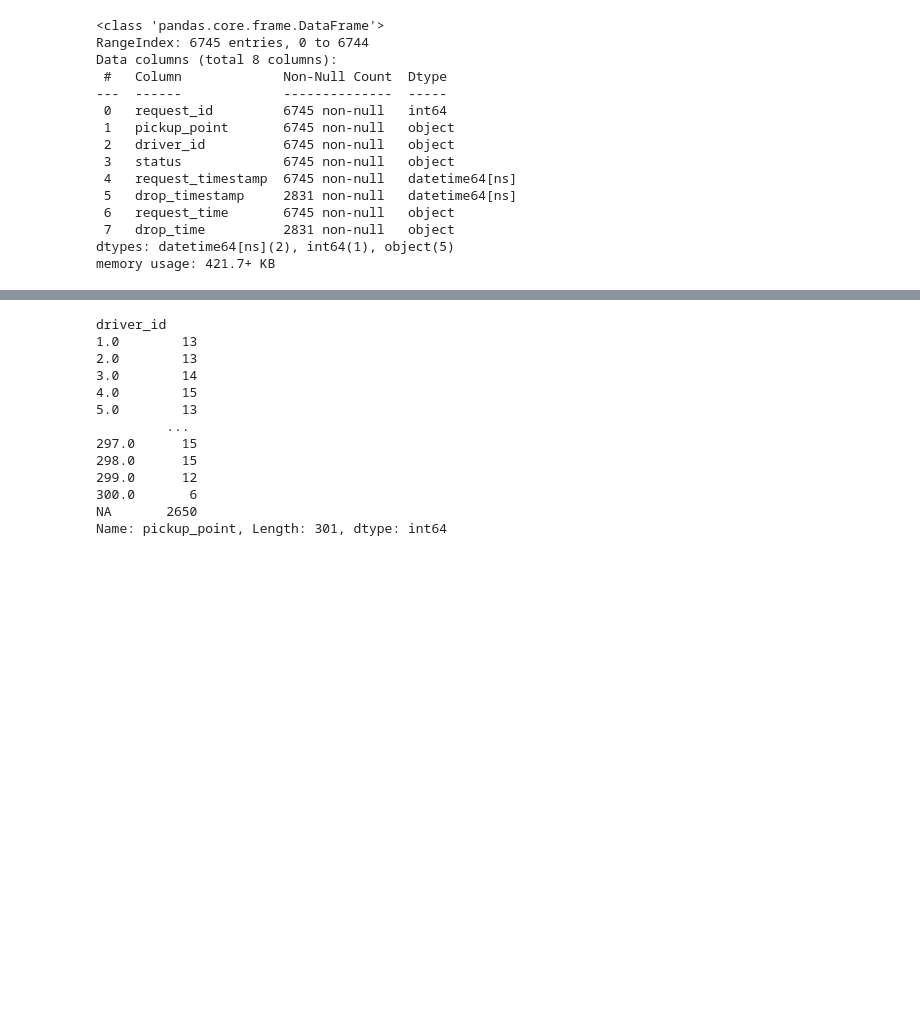
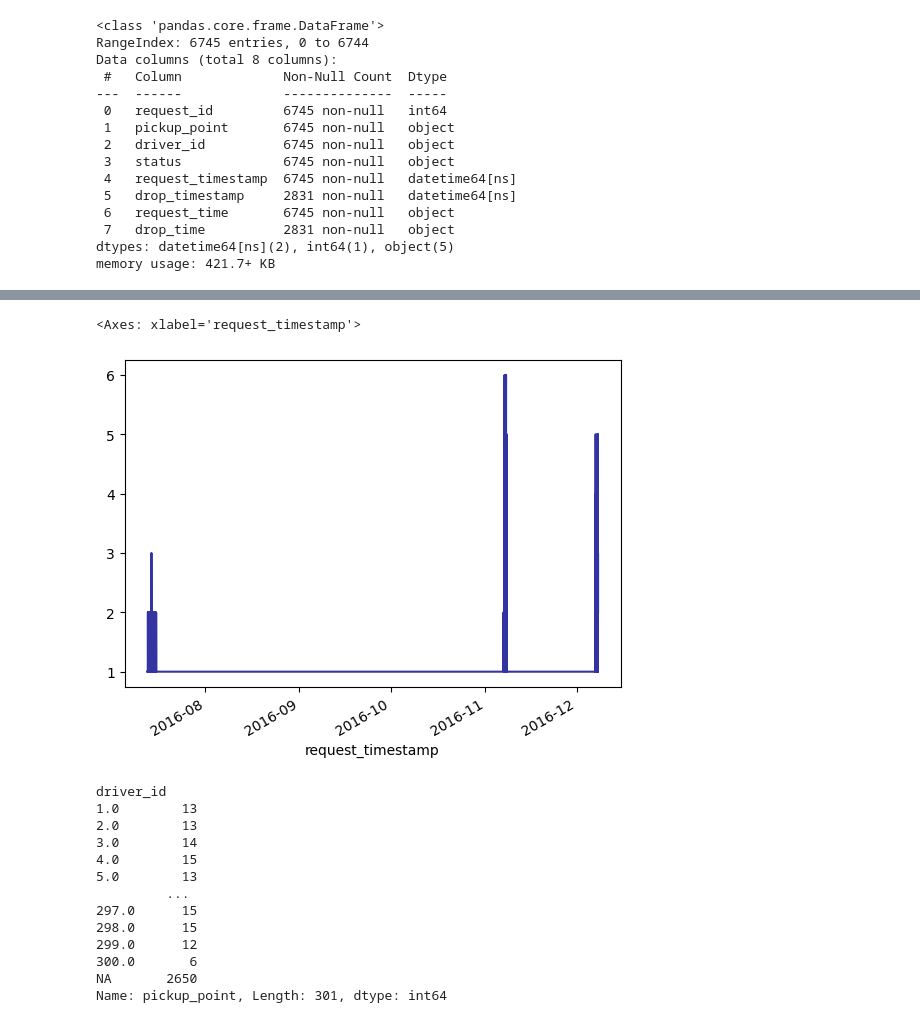
Before and after one commit to mallikarjunads/uber_analysis, a Jupyter notebook: Untitled-1.ipynb, the cells around one changed output, grey strips where cells are left out. Drawn from its saved outputs; the diff is of its cells as text; code cells hidden in the pictures; blank space fills up the shorter version.

```diff
--- a/Untitled-1.ipynb
+++ b/Untitled-1.ipynb
@@ -216,3 +251,10 @@ memory usage: 421.7+ KB
+# %%
+uber['duration in minutes']=(uber['request_timestamp'] - uber['drop_timestamp']).dt.total_seconds() / 60
+# %%
+uber["request_timestamp"].value_counts().sort_index().plot(c="darkblue",alpha=0.8)
+# %% [output]
+<Axes: xlabel='request_timestamp'>
+[figure, added]
 # %%
 s=uber.groupby("driver_id")["pickup_point"].size()
 print(s)
```
Also changed, not shown: parts of 7 cells of this notebook, 1 other file.
